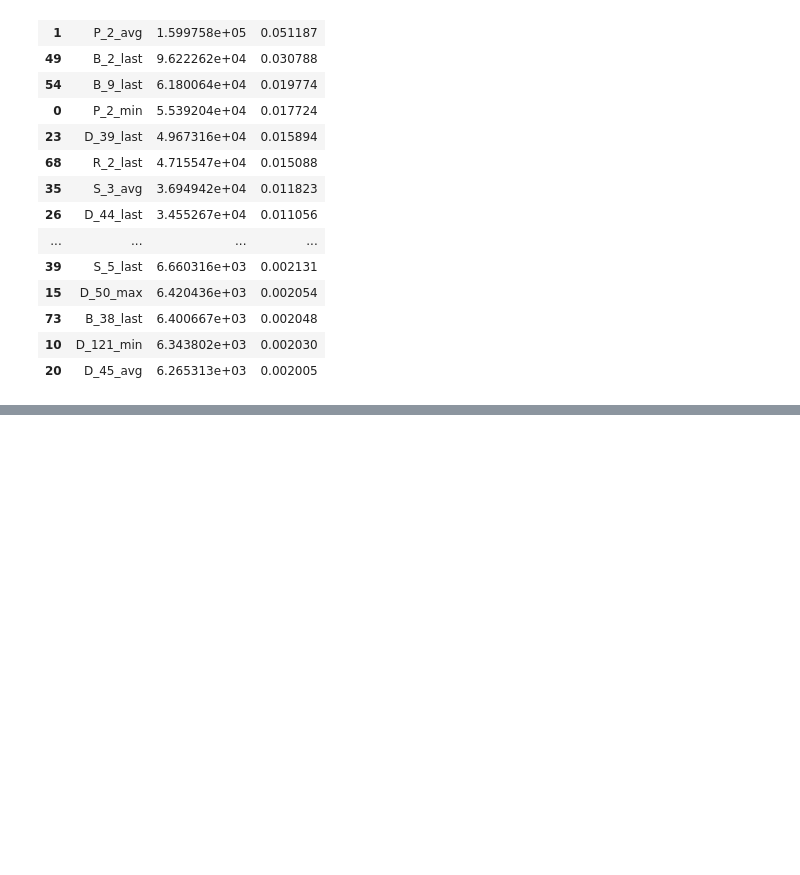
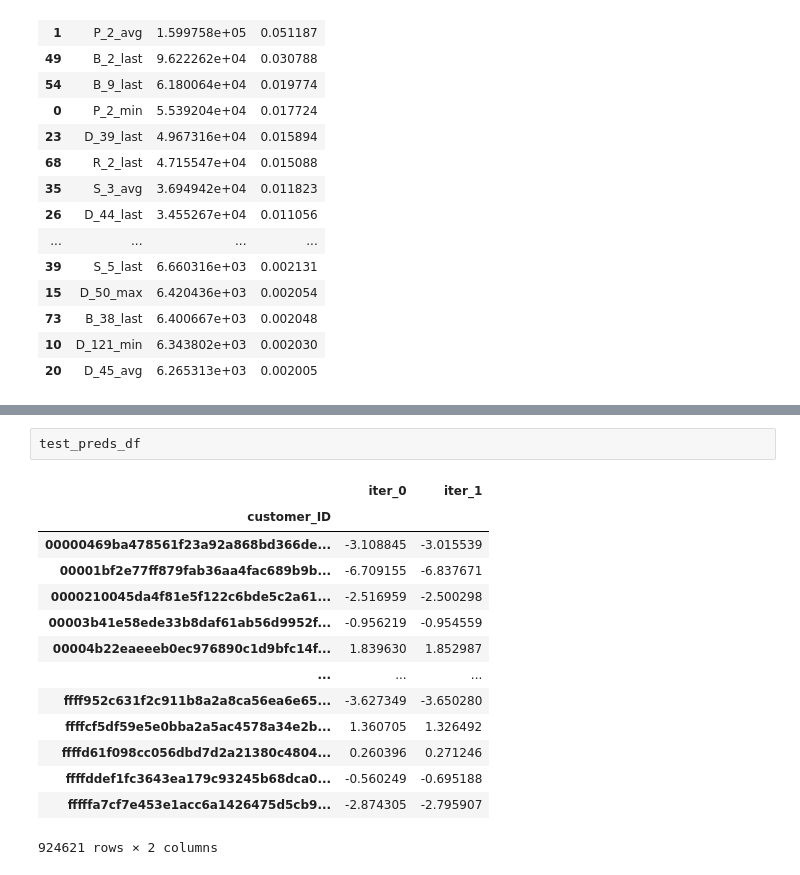
Before and after one commit to korab1ev/amex-default-prediction, a Jupyter notebook: 01. experiments.ipynb, the cells around one changed output, grey strips where cells are left out. Saved outputs shown, nothing was run; the diff lists cells and outputs as text; blank space fills up the shorter version.

```diff
--- a/01. experiments.ipynb
+++ b/01. experiments.ipynb
@@ -1070,0 +1349,17 @@ test_file_abc[34]["importance"].query("gain > 0")
+# %%
+test_preds_df
+# %% [output]
+|  | iter_0 | iter_1 |
+| customer_ID |  |  |
+| 00000469ba478561f23a92a868bd366de... | -3.108845 | -3.015539 |
+| 00001bf2e77ff879fab36aa4fac689b9b... | -6.709155 | -6.837671 |
+| 0000210045da4f81e5f122c6bde5c2a61... | -2.516959 | -2.500298 |
+| 00003b41e58ede33b8daf61ab56d9952f... | -0.956219 | -0.954559 |
+| 00004b22eaeeeb0ec976890c1d9bfc14f... | 1.839630 | 1.852987 |
+| ... | ... | ... |
+| ffff952c631f2c911b8a2a8ca56ea6e65... | -3.627349 | -3.650280 |
+| ffffcf5df59e5e0bba2a5ac4578a34e2b... | 1.360705 | 1.326492 |
+| ffffd61f098cc056dbd7d2a21380c4804... | 0.260396 | 0.271246 |
+| ffffddef1fc3643ea179c93245b68dca0... | -0.560249 | -0.695188 |
+| fffffa7cf7e453e1acc6a1426475d5cb9... | -2.874305 | -2.795907 |
+924621 rows × 2 columns
```
Also changed, not shown: parts of 9 cells of this notebook, 1 other file.
